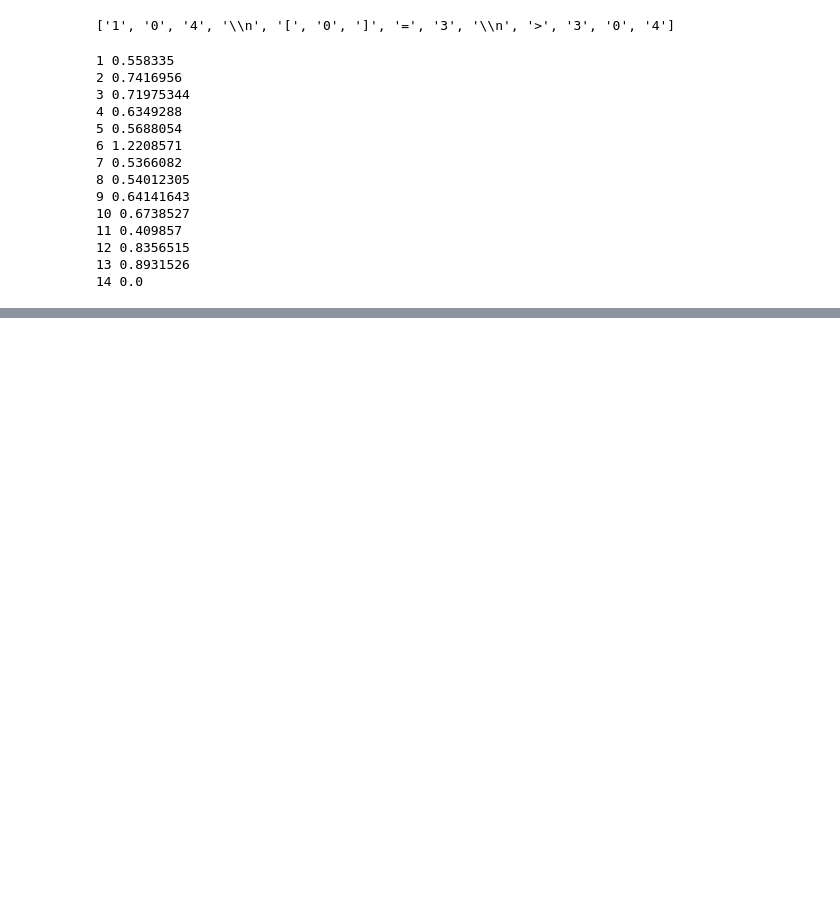
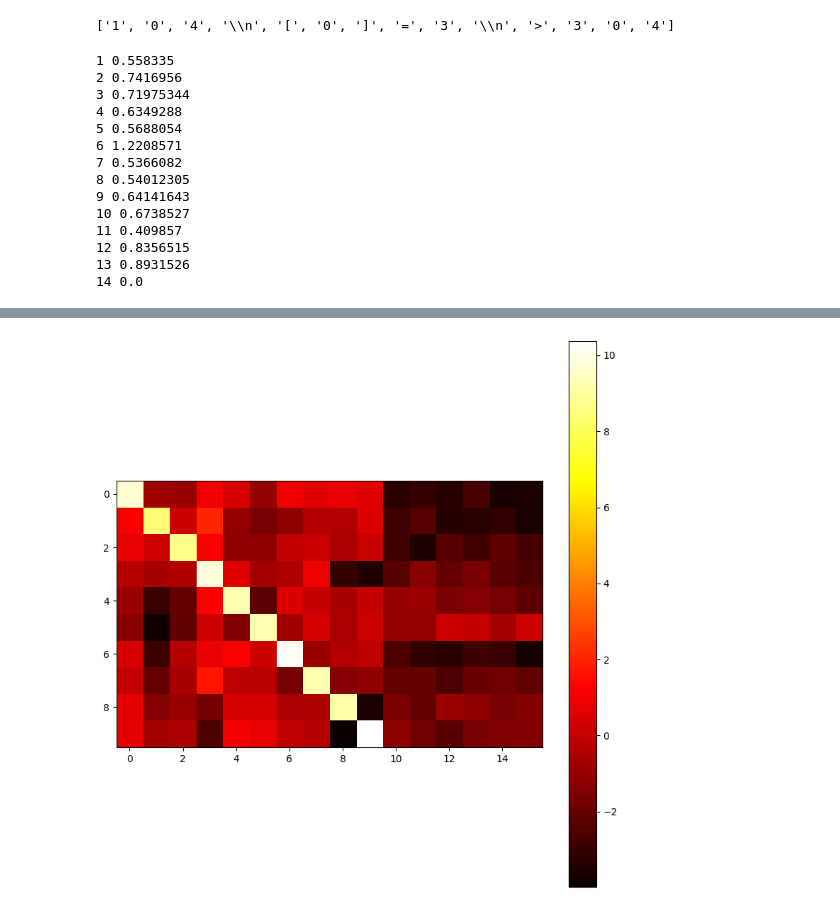
Before and after one commit to JacobAndersson/array_indexing, a Jupyter notebook: notebooks/Exploration.ipynb, the cells around one changed output, grey strips where cells are left out. Drawn from its saved outputs; the diff is of its cells as text; code cells hidden in the pictures; blank space fills up the shorter version.

```diff
--- a/notebooks/Exploration.ipynb
+++ b/notebooks/Exploration.ipynb
@@ -289,0 +361,2 @@ for i, v in enumerate(dist_pos):
+# %%
+ov_circuit_attn_heatmap = model.unembed(embeddings_out).detach().cpu()
@@ -289,0 +367,7 @@ for i, v in enumerate(dist_pos):
+# %%
+fig, ax = plt.subplots(figsize=(8, 8))
+graph = ax.imshow(ov_circuit_attn_heatmap[1], cmap="hot", interpolation="nearest")
+plt.colorbar(graph)
+plt.tight_layout()
+# %% [output]
+[figure, added]
```
Also changed, not shown: parts of 33 cells of this notebook, 3 other files.
